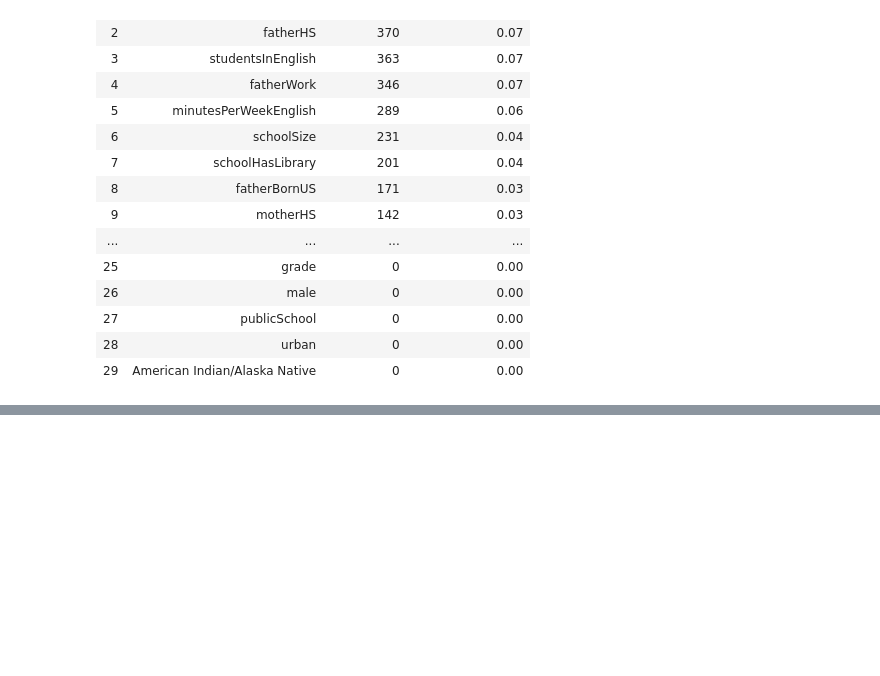
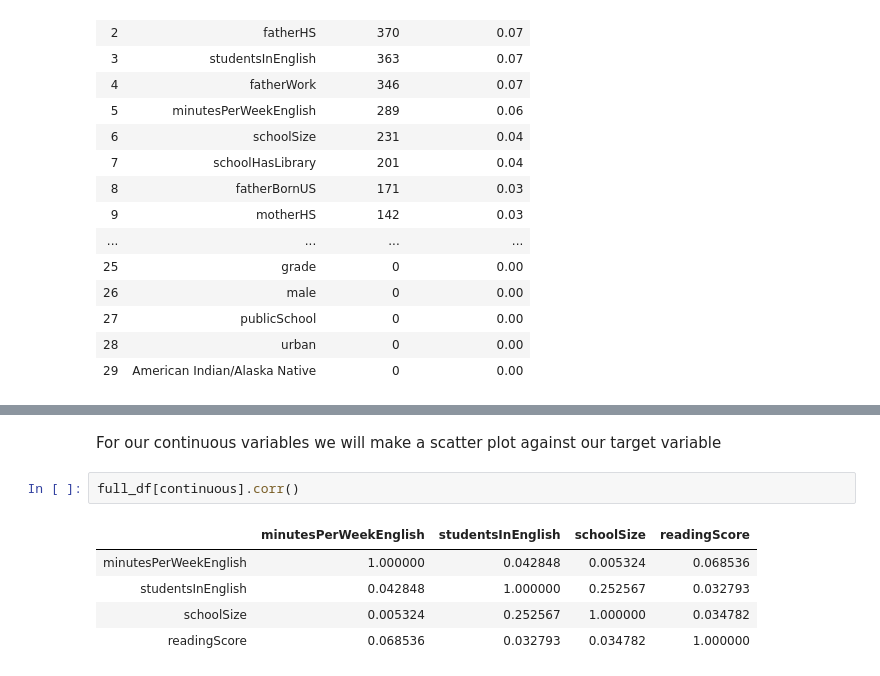
Before and after one commit to gabbyflabby/Test_Scores, a Jupyter notebook: Cleaning Data & EDA.ipynb, the cells around one changed output, grey strips where cells are left out. Cells and saved outputs as stored; diff of their text form; blank space fills up the shorter version.

```diff
--- a/Cleaning Data & EDA.ipynb
+++ b/Cleaning Data & EDA.ipynb
@@ -164,0 +175,10 @@ False
+# %% [markdown]
+For our continuous variables we will make a scatter plot against our target variable
+# %%
+full_df[continuous].corr()
+# %% [output]
+|  | minutesPerWeekEnglish | studentsInEnglish | schoolSize | readingScore |
+| minutesPerWeekEnglish | 1.000000 | 0.042848 | 0.005324 | 0.068536 |
+| studentsInEnglish | 0.042848 | 1.000000 | 0.252567 | 0.032793 |
+| schoolSize | 0.005324 | 0.252567 | 1.000000 | 0.034782 |
+| readingScore | 0.068536 | 0.032793 | 0.034782 | 1.000000 |
```
Also changed, not shown: parts of 11 cells of this notebook.
